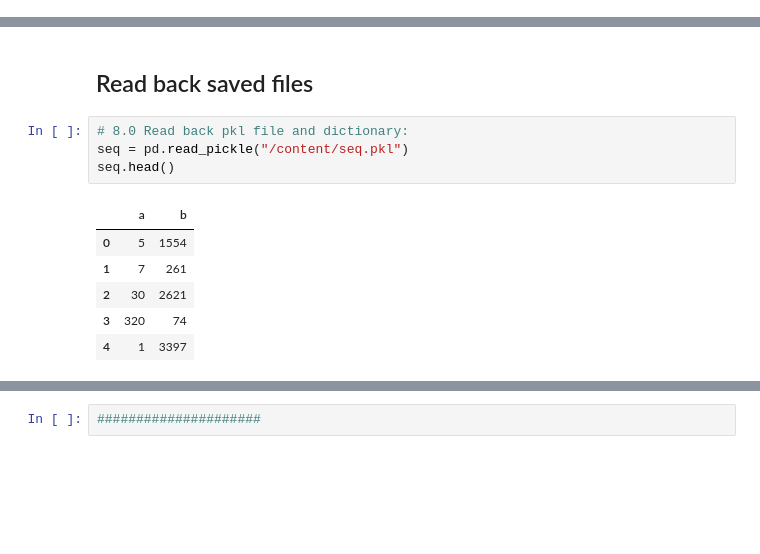
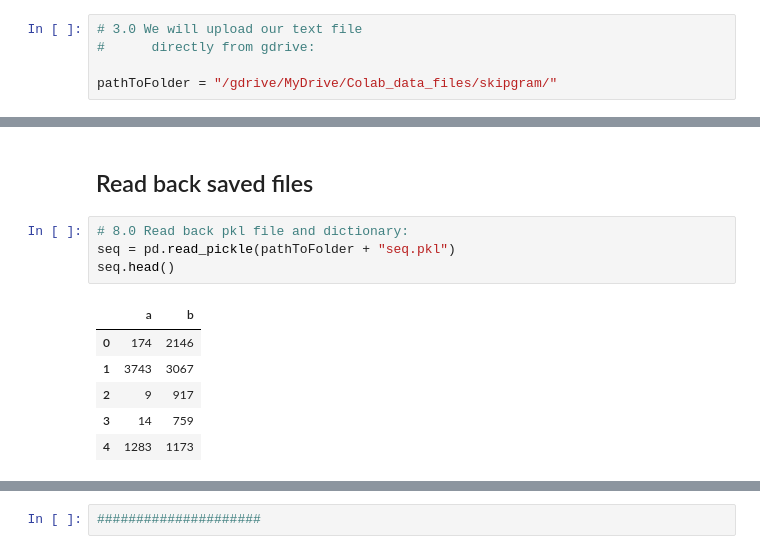
Before and after one commit to harnalashok/deeplearning-sequences, a Jupyter notebook: skipgram_generation.ipynb, the cells around one changed output, grey strips where cells are left out. Drawn from its saved outputs; the diff is of its cells as text; blank space fills up the shorter version.

```diff
--- a/skipgram_generation.ipynb
+++ b/skipgram_generation.ipynb
@@ -97,3 +106,8 @@ def review_to_wordlist( review, remove_stopwords=False, stem = False):
+# %%
+# 3.0 We will upload our text file
+#      directly from gdrive:
+
+pathToFolder = "/gdrive/MyDrive/Colab_data_files/skipgram/"
 # %% [markdown]
 ## Read data
 Upload text file <i>'football.txt'</i> directly to `/content/` folder of colab virtual machine.
@@ -233,15 +235,15 @@ filehandler.write(data)
 ## Read back saved files
 # %%
 # 8.0 Read back pkl file and dictionary:
-seq = pd.read_pickle("/content/seq.pkl")
+seq = pd.read_pickle(pathToFolder + "seq.pkl")
 seq.head()
 # %% [output]
 |  | a | b |
-| 0 | 5 | 1554 |
-| 1 | 7 | 261 |
-| 2 | 30 | 2621 |
-| 3 | 320 | 74 |
-| 4 | 1 | 3397 |
+| 0 | 174 | 2146 |
+| 1 | 3743 | 3067 |
+| 2 | 9 | 917 |
+| 3 | 14 | 759 |
+| 4 | 1283 | 1173 |
 # %%
 # 8.1 Read saved dict:
 
```
Also changed, not shown: parts of 12 cells of this notebook.
